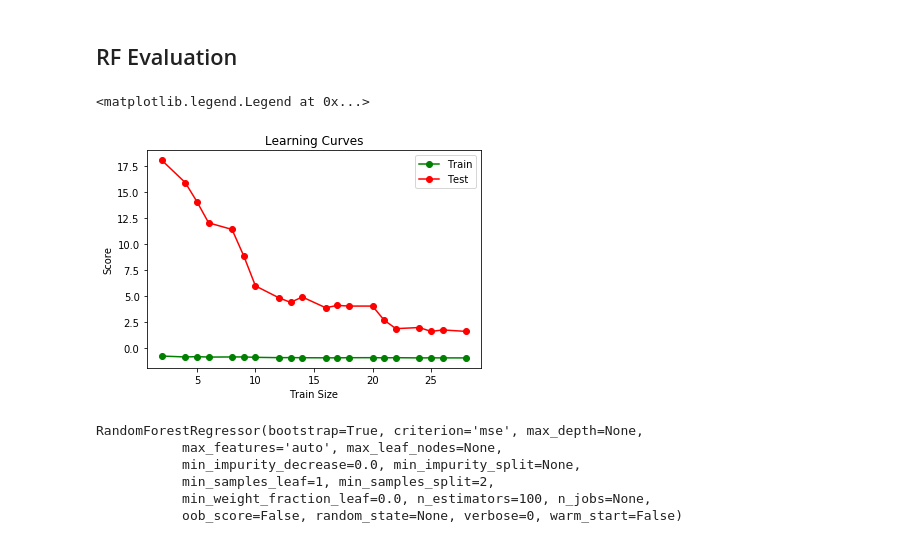
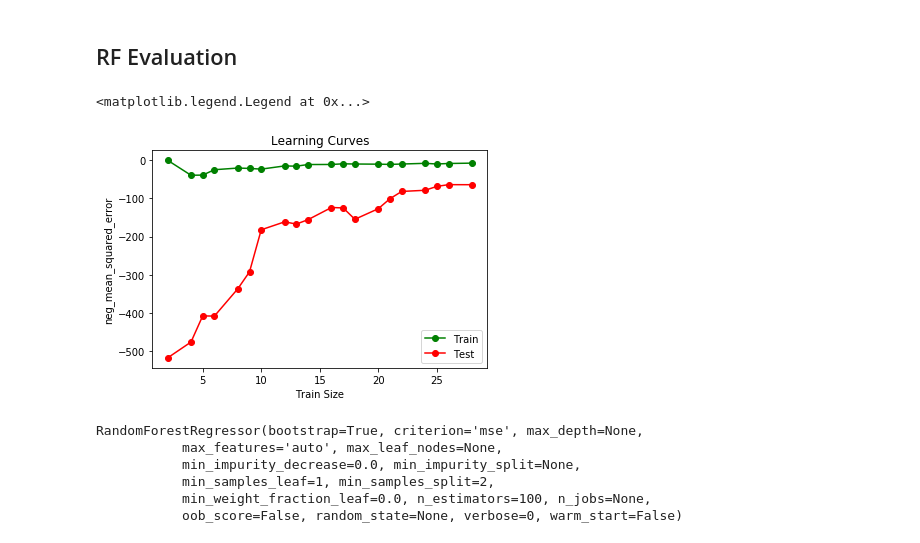
Before and after one commit to daericks/us-ed, a Jupyter notebook: notebooks/feature_building.ipynb, the cells around one changed output. Saved outputs shown, nothing was run; the diff lists cells and outputs as text; code cells hidden in the pictures.

```diff
--- a/notebooks/feature_building.ipynb
+++ b/notebooks/feature_building.ipynb
@@ -618,21 +621,29 @@ model=RandomForestRegressor(n_estimators=20)
 num_splits=20
 ts_cv=TimeSeriesSplit(n_splits=num_splits) #.split(X)
 
+df1=df.drop(['PRIMARY_KEY','AVG_MATH_8_SCORE','AVG_READING_4_SCORE','AVG_READING_8_SCORE','ENROLL'],axis=1)
+df1 = df1.dropna()
+df1 = pd.get_dummies(df1, columns=['STATE'])
+y=df1.loc[:,'AVG_MATH_4_SCORE'].values
+X=df1.drop(['AVG_MATH_4_SCORE'],axis=1).loc[:,:].values
+X_cols=df1.drop(['AVG_MATH_4_SCORE'],axis=1).columns
+
 train_sizes, train_scores, test_scores = \
-    learning_curve(estimator=model, X=X, y=y, train_sizes=np.linspace(0.1,1.0,num=num_splits), cv=ts_cv, n_jobs=-1)
+    learning_curve(estimator=model, X=X, y=y, train_sizes=np.linspace(0.1,1.0,num=num_splits),
+                   cv=ts_cv, n_jobs=-1, scoring='neg_mean_squared_error')
 # %%
 plt.figure()
-plt.plot(train_sizes, -train_scores.mean(1), 'o-', color="g",
+plt.plot(train_sizes, train_scores.mean(1), 'o-', color="g",
          label="Train")
-plt.plot(train_sizes, -test_scores.mean(1), 'o-', color="r",
+plt.plot(train_sizes, test_scores.mean(1), 'o-', color="r",
          label="Test")
 plt.xlabel("Train Size")
-plt.ylabel("Score")
+plt.ylabel("neg_mean_squared_error")
 plt.title("Learning Curves")
 plt.legend(loc="best")
 # %% [output]
 <matplotlib.legend.Legend at 0x...>
-[figure, old version]
+[figure, new version]
 # %%
 rf_model = RandomForestRegressor(n_estimators=100)
 rf_model.fit(X, y)
```
Also changed, not shown: parts of 1 cell of this notebook.
